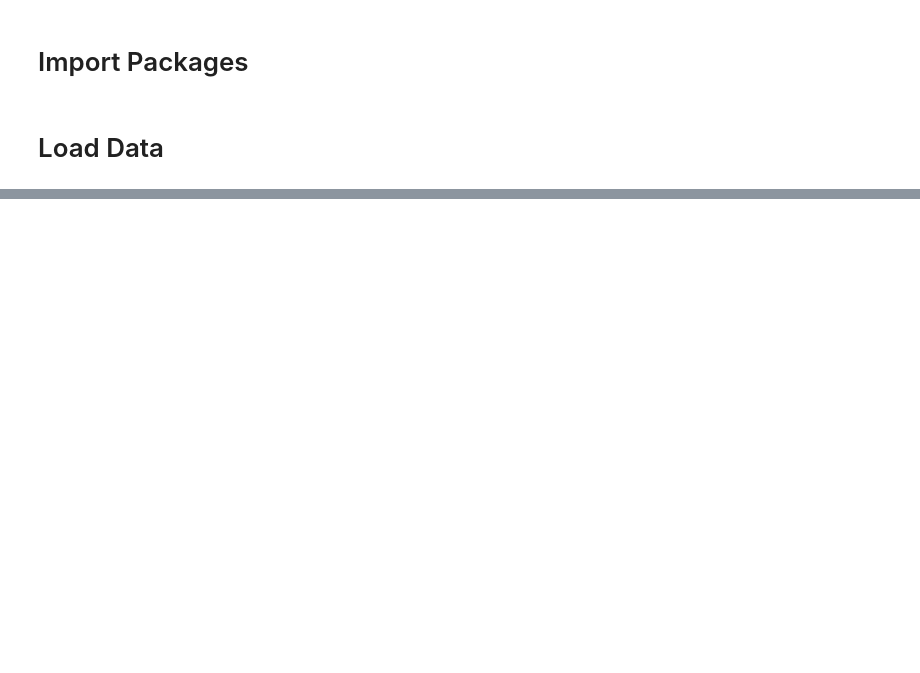
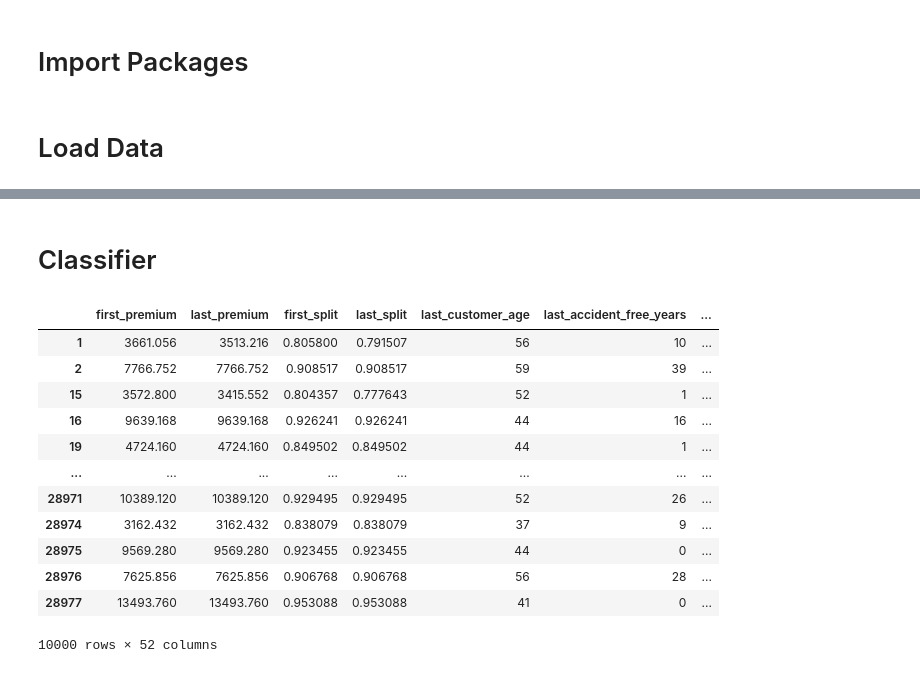
Before and after one commit to victormorizon/baqm-seminar-16, a Jupyter notebook: customer_segmentation/victor.ipynb, the cells around one changed output, grey strips where cells are left out. Saved outputs shown, nothing was run; the diff lists cells and outputs as text; code cells hidden in the pictures; blank space fills up the shorter version.

```diff
--- a/customer_segmentation/victor.ipynb
+++ b/customer_segmentation/victor.ipynb
@@ -71,0 +103,32 @@ Index(['count', 'first_premium', 'last_premium', 'first_split', 'last_split',
+# %%
+sh_score, db_score, ch_score, cluster = kmedoids_cluster(dist_matrix, 5)
+
+mean_agg = {col: pd.NamedAgg(column=col, aggfunc='mean') for col in df_filt.columns if df_filt[col].dtype != 'object'}
+
+df_filt.loc[:,"cluster"] = cluster.labels_
+
+df_clust = (
+    df_filt
+    .groupby("cluster")
+    .agg(
+        count=pd.NamedAgg(column="cluster", aggfunc="count"),
+        **mean_agg
+    )
+).drop(["last_postcode", "count", "perc_western_ppl", "perc_nld_ppl", "perc_others_ppl", "last_allrisk royaal", "last_allrisk compleet", "last_vs_first_split", "last_wa-extra", "cluster", "policyholder_change", "n_last_vs_peak", "fake_alarm", "last_allrisk basis", "last_split", "max_nr_coverages", "nr_years", "cum_change_premium_abs", "cum_change_premium_perc", "pc4", "last_premium"], axis=1)
+
+np_clust_expl = StandardScaler().fit_transform(df_clust)
+
+def top_5_columns_with_values(row):
+    # Get the top 5 absolute values and their corresponding column names
+    top_5 = row.abs().nlargest(10)
+    # Create a dictionary mapping column names to their raw values in the row
+    top_5_dict = {col: np.round(row[col], 2) for col in top_5.index if np.abs(row[col]) >= 0.8}
+    return top_5_dict
+
+df_clust_expl = pd.DataFrame(np_clust_expl, columns=df_clust.columns, index=df_clust.index)
+
+top_5_per_row = df_clust_expl.apply(top_5_columns_with_values, axis=1).tolist()
+
+for i in range(len(top_5_per_row)):
+    print(i, ":", top_5_per_row[i])
+    print("")
@@ -71,0 +145,18 @@ Index(['count', 'first_premium', 'last_premium', 'first_split', 'last_split',
+# %% [markdown]
+# Classifier
+# %%
+display(df_filt)
+# %% [output]
+|  | first_premium | last_premium | first_split | last_split | last_customer_age | last_accident_free_years | ... |
+| 1 | 3661.056 | 3513.216 | 0.805800 | 0.791507 | 56 | 10 | ... |
+| 2 | 7766.752 | 7766.752 | 0.908517 | 0.908517 | 59 | 39 | ... |
+| 15 | 3572.800 | 3415.552 | 0.804357 | 0.777643 | 52 | 1 | ... |
+| 16 | 9639.168 | 9639.168 | 0.926241 | 0.926241 | 44 | 16 | ... |
+| 19 | 4724.160 | 4724.160 | 0.849502 | 0.849502 | 44 | 1 | ... |
+| ... | ... | ... | ... | ... | ... | ... | ... |
+| 28971 | 10389.120 | 10389.120 | 0.929495 | 0.929495 | 52 | 26 | ... |
+| 28974 | 3162.432 | 3162.432 | 0.838079 | 0.838079 | 37 | 9 | ... |
+| 28975 | 9569.280 | 9569.280 | 0.923455 | 0.923455 | 44 | 0 | ... |
+| 28976 | 7625.856 | 7625.856 | 0.906768 | 0.906768 | 56 | 28 | ... |
+| 28977 | 13493.760 | 13493.760 | 0.953088 | 0.953088 | 41 | 0 | ... |
+10000 rows × 52 columns
```
Also changed, not shown: parts of 15 cells of this notebook, 4 other files.
